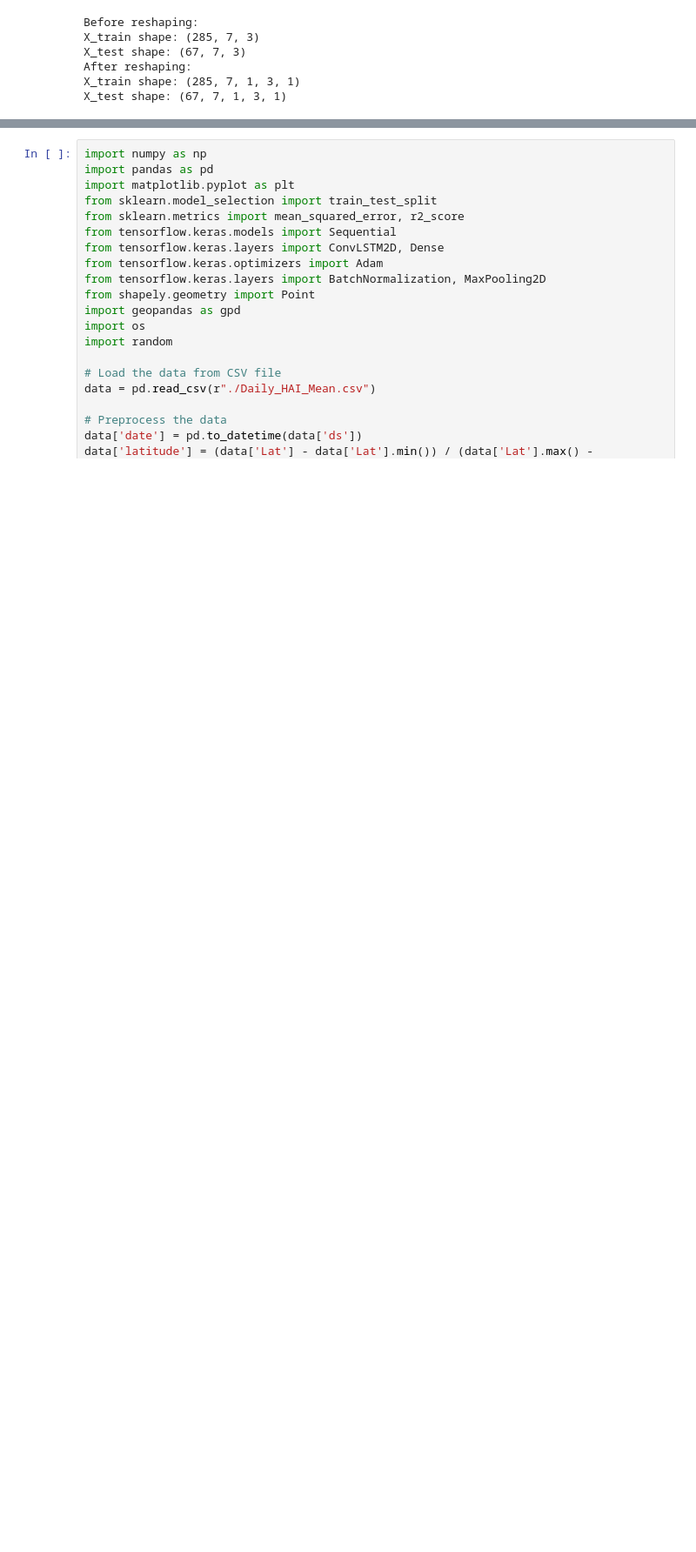
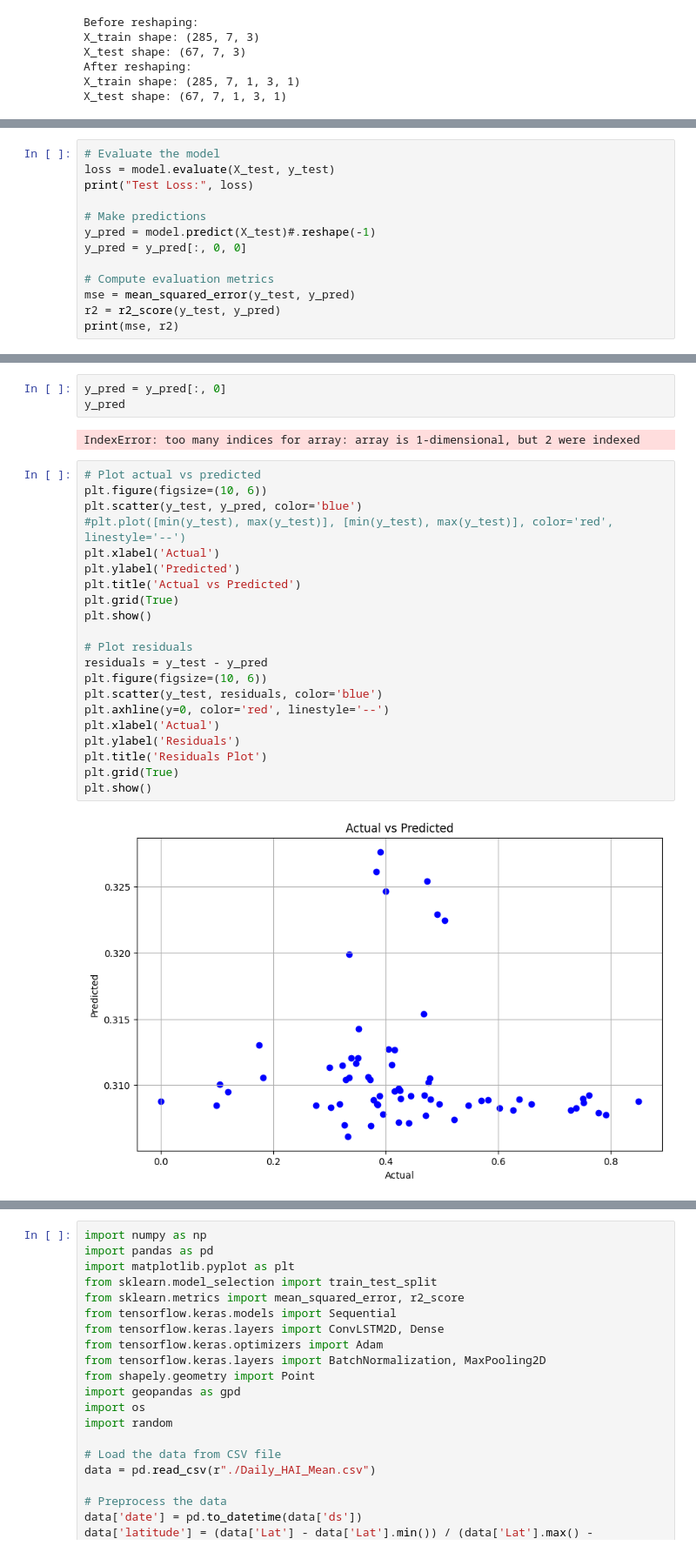
Before and after one commit to janakparajuli/Spatio_Temporal_Analysis, a Jupyter notebook: Spatio_Temporal_Analysis.ipynb, the cells around one changed output, grey strips where cells are left out. Shown at 87% size. Saved outputs shown, nothing was run; the diff lists cells and outputs as text; blank space fills up the shorter version.

```diff
--- a/Spatio_Temporal_Analysis.ipynb
+++ b/Spatio_Temporal_Analysis.ipynb
@@ -114,0 +175,13 @@ Epoch 45/50
+# %%
+# Evaluate the model
+loss = model.evaluate(X_test, y_test)
+print("Test Loss:", loss)
+
+# Make predictions
+y_pred = model.predict(X_test)#.reshape(-1)
+y_pred = y_pred[:, 0, 0]
+
+# Compute evaluation metrics
+mse = mean_squared_error(y_test, y_pred)
+r2 = r2_score(y_test, y_pred)
+print(mse, r2)
@@ -114,0 +193,28 @@ Epoch 45/50
+# %%
+y_pred = y_pred[:, 0]
+y_pred
+# %% [output]
+IndexError: too many indices for array: array is 1-dimensional, but 2 were indexed
+# %%
+# Plot actual vs predicted
+plt.figure(figsize=(10, 6))
+plt.scatter(y_test, y_pred, color='blue')
+#plt.plot([min(y_test), max(y_test)], [min(y_test), max(y_test)], color='red', linestyle='--')
+plt.xlabel('Actual')
+plt.ylabel('Predicted')
+plt.title('Actual vs Predicted')
+plt.grid(True)
+plt.show()
+
+# Plot residuals
+residuals = y_test - y_pred
+plt.figure(figsize=(10, 6))
+plt.scatter(y_test, residuals, color='blue')
+plt.axhline(y=0, color='red', linestyle='--')
+plt.xlabel('Actual')
+plt.ylabel('Residuals')
+plt.title('Residuals Plot')
+plt.grid(True)
+plt.show()
+# %% [output]
+[figure, added]
```
Also changed, not shown: parts of 9 cells of this notebook.
